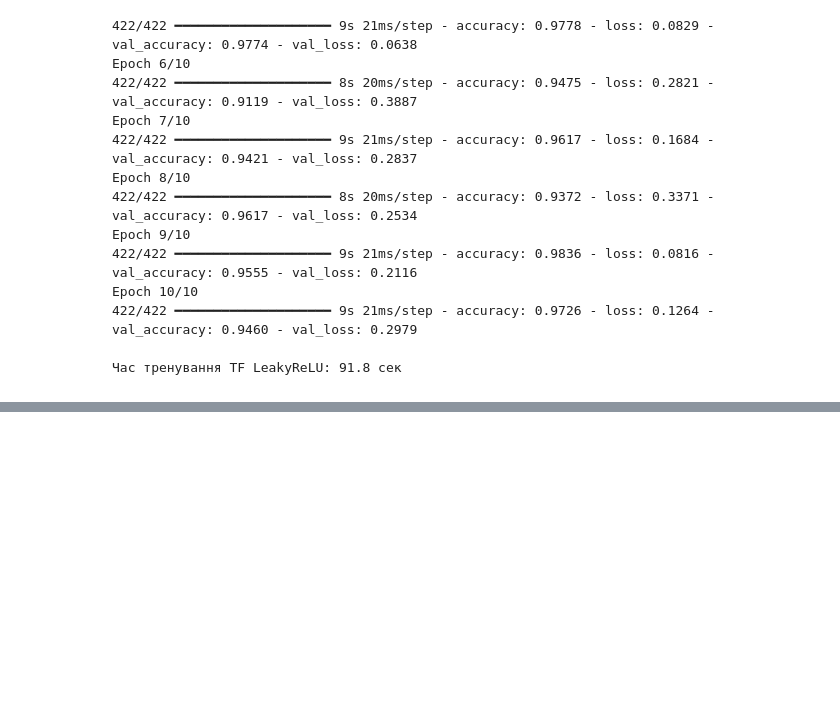
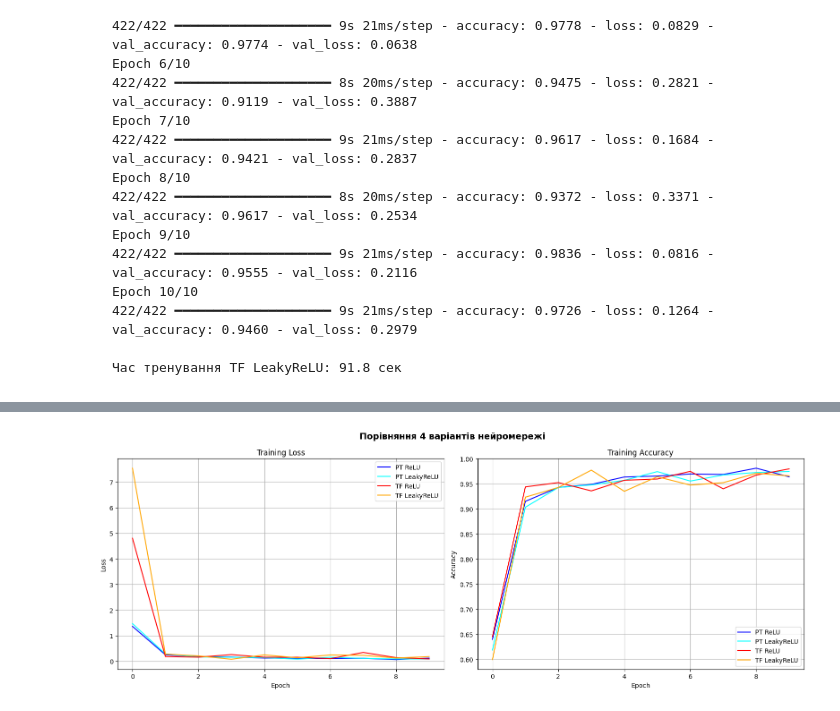
Before and after one commit to potervi94/hw_nn3_fruits_nn, a Jupyter notebook: hw-nn3-fruits-my-first-nn.ipynb, the cells around one changed output, grey strips where cells are left out. Saved outputs shown, nothing was run; the diff lists cells and outputs as text; code cells hidden in the pictures; blank space fills up the shorter version.

Commit message:
Kaggle Notebook | hw_nn3_fruits_my_first_nn | Найкращий варіант: PyTorch + LeakyReLU (0.9967)

```diff
--- a/hw-nn3-fruits-my-first-nn.ipynb
+++ b/hw-nn3-fruits-my-first-nn.ipynb
@@ -993,0 +1042,31 @@ plt.show()
+# %%
+# Фінальний графік: всі 4 варіанти
+fig, (ax1, ax2) = plt.subplots(1, 2, figsize=(16, 6))
+fig.suptitle('Порівняння 4 варіантів нейромережі', fontsize=14, fontweight='bold')
+
+# Loss
+ax1.plot(train_losses_relu, label='PT ReLU', color='blue')
+ax1.plot(train_losses_leaky, label='PT LeakyReLU', color='cyan')
+ax1.plot(history_tf_relu.history['loss'], label='TF ReLU', color='red')
+ax1.plot(history_tf_leaky.history['loss'], label='TF LeakyReLU', color='orange')
+ax1.set_xlabel('Epoch')
+ax1.set_ylabel('Loss')
+ax1.set_title('Training Loss')
+ax1.legend()
+ax1.grid(True)
+
+# Accuracy
+ax2.plot(train_accs_relu, label='PT ReLU', color='blue')
+ax2.plot(train_accs_leaky, label='PT LeakyReLU', color='cyan')
+ax2.plot(history_tf_relu.history['accuracy'], label='TF ReLU', color='red')
+ax2.plot(history_tf_leaky.history['accuracy'], label='TF LeakyReLU', color='orange')
+ax2.set_xlabel('Epoch')
+ax2.set_ylabel('Accuracy')
+ax2.set_title('Training Accuracy')
+ax2.legend()
+ax2.grid(True)
+
+plt.tight_layout()
+plt.show()
+# %% [output]
+[figure, added]
```
Also changed, not shown: parts of 9 cells of this notebook.
